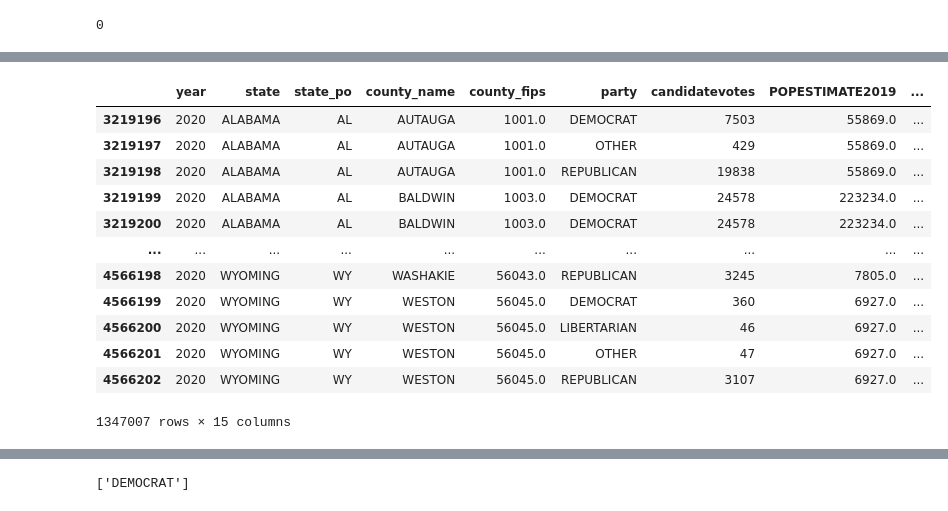
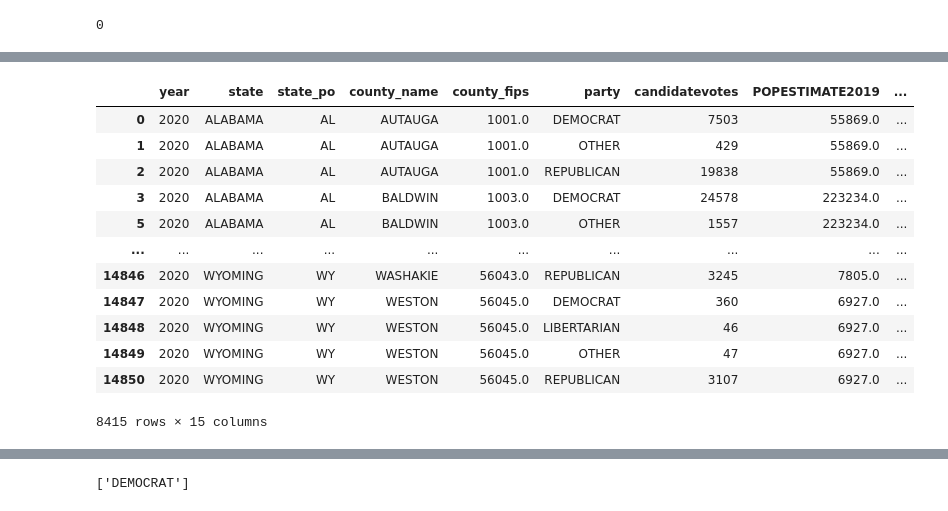
Before and after one commit to SamuelAlvarezmx/Final_project, a Jupyter notebook: Cleaning_dataset.ipynb, the cells around one changed output, grey strips where cells are left out. Saved outputs shown, nothing was run; the diff lists cells and outputs as text; code cells hidden in the pictures.

```diff
--- a/Cleaning_dataset.ipynb
+++ b/Cleaning_dataset.ipynb
@@ -297,2 +333,2 @@ dtype: object
 # %%
-final_df['Share with Open Auto/Retail Debt, All'] = final_df['Share with Open Auto/Retail Debt, All']*final_df['POPESTIMATE2019']
+final1['Share with Open Auto/Retail Debt, All'] = final_df['Share with Open Auto/Retail Debt, All']*final_df['POPESTIMATE2019']
@@ -299,2 +341,2 @@ final_df['Share with Open Auto/Retail Debt, All'] = final_df['Share with Open Au
 # %%
-final_df['Share with Open Auto Debt, Communities of Color'] = final_df['Share with Open Auto Debt, Communities of Color']*final_df['POPESTIMATE2019']
+final1['Share with Open Auto Debt, Communities of Color'] = final_df['Share with Open Auto Debt, Communities of Color']*final_df['POPESTIMATE2019']
@@ -301,2 +349,2 @@ final_df['Share with Open Auto Debt, Communities of Color'] = final_df['Share wi
 # %%
-final_df['Share with Open Auto Debt, Majority White Communities'] = final_df['Share with Open Auto Debt, Majority White Communities']*final_df['POPESTIMATE2019']
+final1['Share with Open Auto Debt, Majority White Communities'] = final_df['Share with Open Auto Debt, Majority White Communities']*final_df['POPESTIMATE2019']
@@ -303,21 +357,20 @@ final_df['Share with Open Auto Debt, Majority White Communities'] = final_df['Sh
 # %%
-final1_df = final_df.drop(columns=['CTYNAME','county','NAME'])
+final1_df = final1.drop(columns=['CTYNAME','NAME'])
 # %%
 final1_df[['Share with Open Auto/Retail Debt, All', 'Share with Open Auto Debt, Communities of Color', 'Share with Open Auto Debt, Majority White Communities']] = final1_df[['Share with Open Auto/Retail Debt, All', 'Share with Open Auto Debt, Communities of Color', 'Share with Open Auto Debt, Majority White Communities']].replace(to_replace = 0, value=50).astype(float)
 # %%
-final1_df = final1_df[final1_df['year'] == 2020]
 final1_df
 # %% [output]
 |  | year | state | state_po | county_name | county_fips | party | candidatevotes | POPESTIMATE2019 | ... |
-| 3219196 | 2020 | ALABAMA | AL | AUTAUGA | 1001.0 | DEMOCRAT | 7503 | 55869.0 | ... |
-| 3219197 | 2020 | ALABAMA | AL | AUTAUGA | 1001.0 | OTHER | 429 | 55869.0 | ... |
-| 3219198 | 2020 | ALABAMA | AL | AUTAUGA | 1001.0 | REPUBLICAN | 19838 | 55869.0 | ... |
-| 3219199 | 2020 | ALABAMA | AL | BALDWIN | 1003.0 | DEMOCRAT | 24578 | 223234.0 | ... |
-| 3219200 | 2020 | ALABAMA | AL | BALDWIN | 1003.0 | DEMOCRAT | 24578 | 223234.0 | ... |
+| 0 | 2020 | ALABAMA | AL | AUTAUGA | 1001.0 | DEMOCRAT | 7503 | 55869.0 | ... |
+| 1 | 2020 | ALABAMA | AL | AUTAUGA | 1001.0 | OTHER | 429 | 55869.0 | ... |
+| 2 | 2020 | ALABAMA | AL | AUTAUGA | 1001.0 | REPUBLICAN | 19838 | 55869.0 | ... |
+| 3 | 2020 | ALABAMA | AL | BALDWIN | 1003.0 | DEMOCRAT | 24578 | 223234.0 | ... |
+| 5 | 2020 | ALABAMA | AL | BALDWIN | 1003.0 | OTHER | 1557 | 223234.0 | ... |
 | ... | ... | ... | ... | ... | ... | ... | ... | ... | ... |
-| 4566198 | 2020 | WYOMING | WY | WASHAKIE | 56043.0 | REPUBLICAN | 3245 | 7805.0 | ... |
-| 4566199 | 2020 | WYOMING | WY | WESTON | 56045.0 | DEMOCRAT | 360 | 6927.0 | ... |
-| 4566200 | 2020 | WYOMING | WY | WESTON | 56045.0 | LIBERTARIAN | 46 | 6927.0 | ... |
-| 4566201 | 2020 | WYOMING | WY | WESTON | 56045.0 | OTHER | 47 | 6927.0 | ... |
-| 4566202 | 2020 | WYOMING | WY | WESTON | 56045.0 | REPUBLICAN | 3107 | 6927.0 | ... |
+| 14846 | 2020 | WYOMING | WY | WASHAKIE | 56043.0 | REPUBLICAN | 3245 | 7805.0 | ... |
+| 14847 | 2020 | WYOMING | WY | WESTON | 56045.0 | DEMOCRAT | 360 | 6927.0 | ... |
+| 14848 | 2020 | WYOMING | WY | WESTON | 56045.0 | LIBERTARIAN | 46 | 6927.0 | ... |
+| 14849 | 2020 | WYOMING | WY | WESTON | 56045.0 | OTHER | 47 | 6927.0 | ... |
+| 14850 | 2020 | WYOMING | WY | WESTON | 56045.0 | REPUBLICAN | 3107 | 6927.0 | ... |
-1347007 rows × 15 columns
+8415 rows × 15 columns
```
Also changed, not shown: parts of 30 cells of this notebook, 1 other file.
